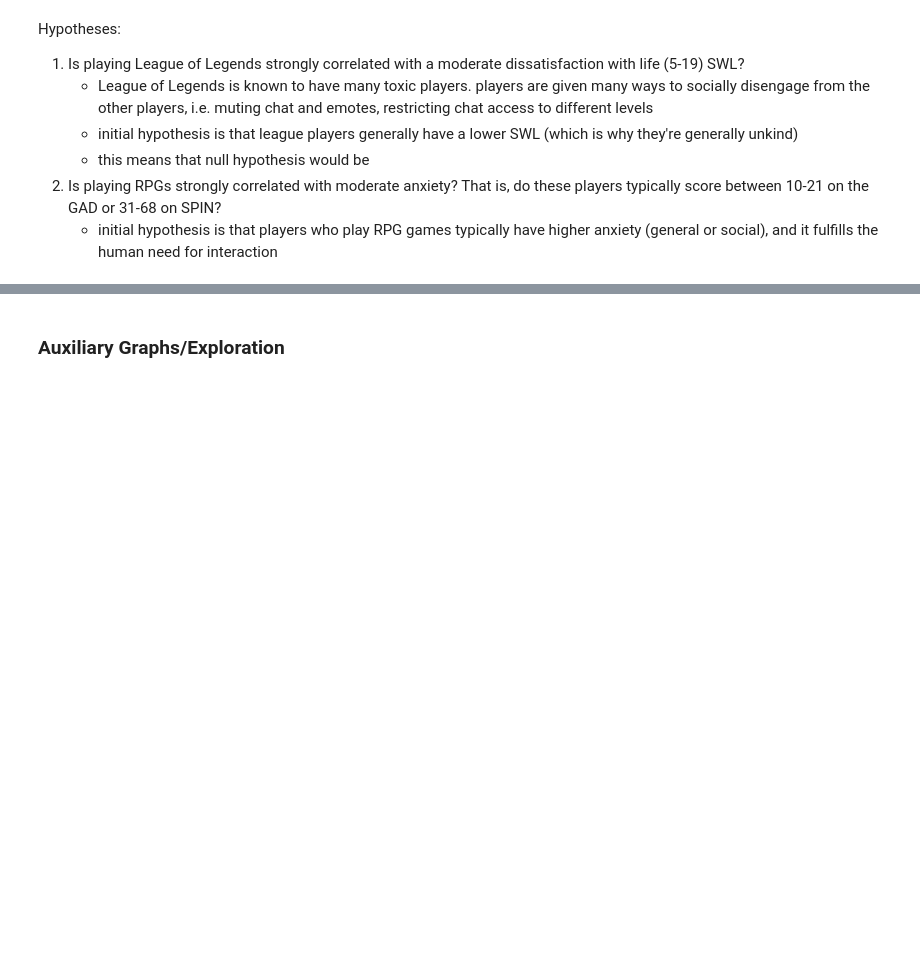
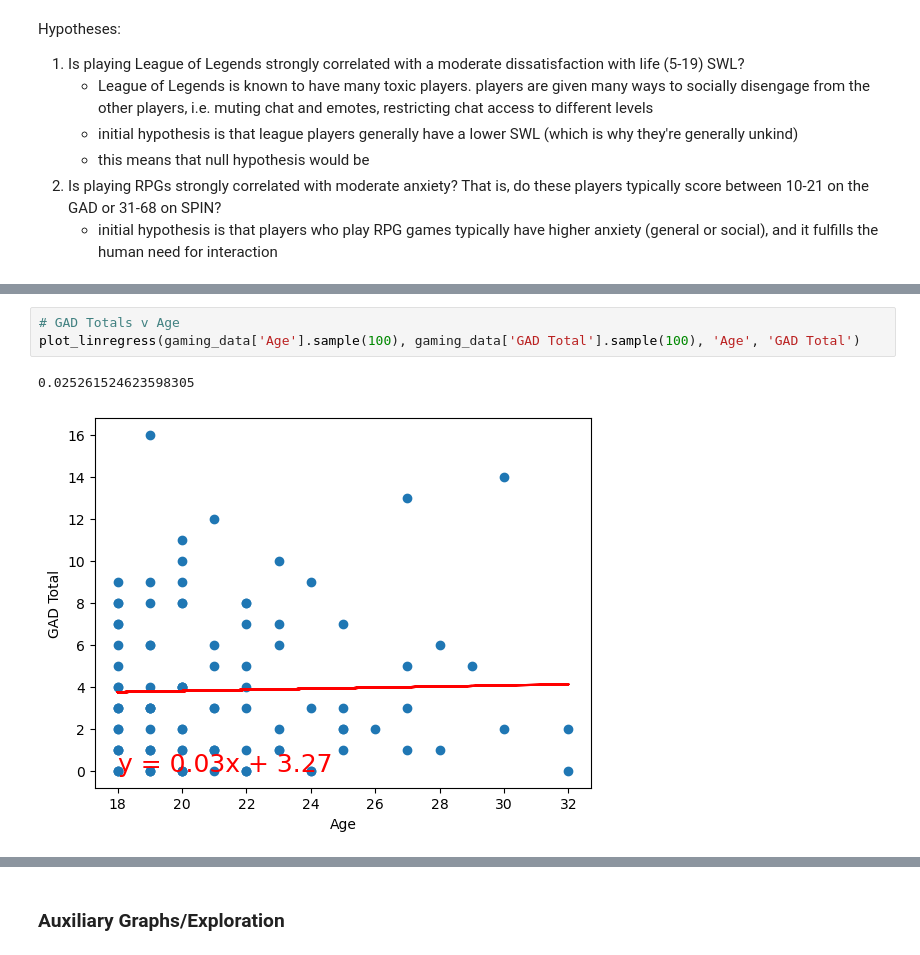
Before and after one commit to ComfyKoala/Project_1_Group_1, a Jupyter notebook: nikkos_analysis/nikkos_analysis.ipynb, the cells around one changed output, grey strips where cells are left out. Cells and saved outputs as stored; diff of their text form; blank space fills up the shorter version.

```diff
--- a/nikkos_analysis/nikkos_analysis.ipynb
+++ b/nikkos_analysis/nikkos_analysis.ipynb
@@ -155,0 +220,6 @@ plot_linregress(agg_swl_lol.index, agg_swl_lol['mean'],'Age', 'Mean Total SWL Sc
+# %%
+# GAD Totals v Age
+plot_linregress(gaming_data['Age'].sample(100), gaming_data['GAD Total'].sample(100), 'Age', 'GAD Total')
+# %% [output]
+0.025261524623598305
+[figure, added]
```
Also changed, not shown: parts of 28 cells of this notebook.
